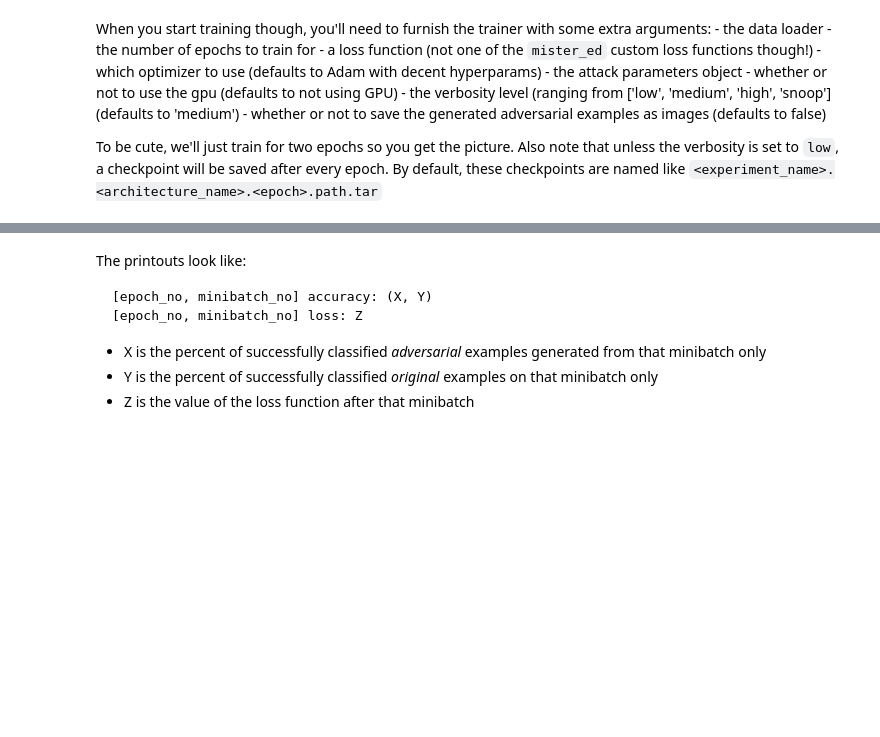
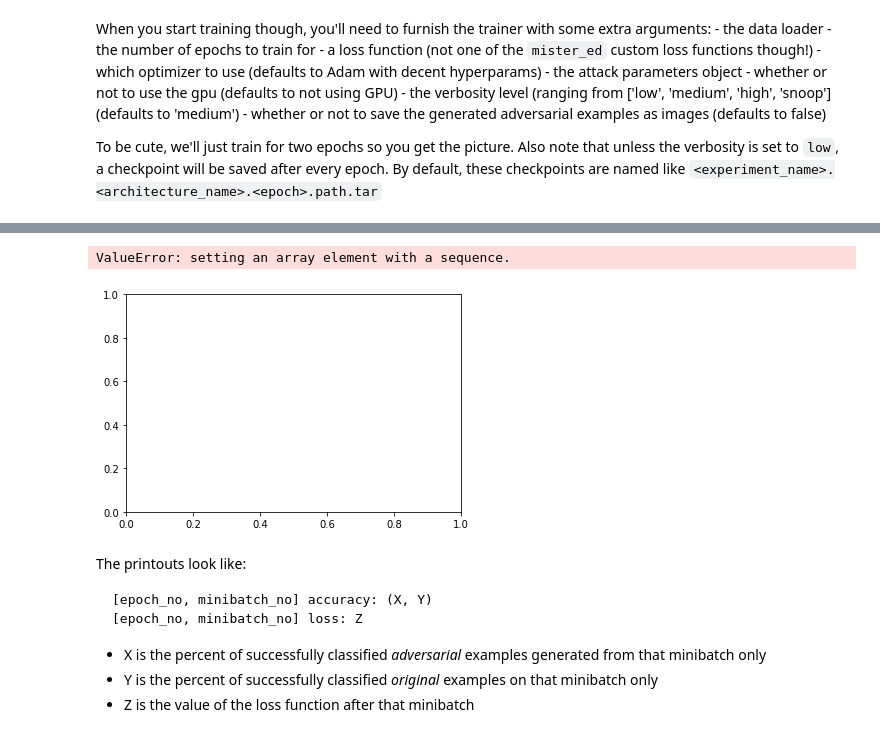
Before and after one commit to revbucket/mister_ed, a Jupyter notebook: notebooks/tutorial_2.ipynb, the cells around one changed output, grey strips where cells are left out. Cells and saved outputs as stored; diff of their text form; code cells hidden in the pictures; blank space fills up the shorter version.

````diff
--- a/notebooks/tutorial_2.ipynb
+++ b/notebooks/tutorial_2.ipynb
@@ -82,6 +84,6 @@ When you start training though, you'll need to furnish the trainer with some ext
 To be cute, we'll just train for two epochs so you get the picture. Also note that unless the verbosity is set to `low`, a checkpoint will be saved after every epoch. By default, these checkpoints are named like `<experiment_name>.<architecture_name>.<epoch>.path.tar`
 # %%
 train_loss = nn.CrossEntropyLoss() # just use standard XEntropy to train
-training_obj.train(cifar_trainset, 2, train_loss,
-                   attack_parameters=attack_params,
-                   verbosity='snoop')
+training_logger = training_obj.train(cifar_trainset, 2, train_loss,
+                                     attack_parameters=attack_params,
+                                     verbosity='snoop', loglevel='snoop')
@@ -88,3 +108,9 @@ training_obj.train(cifar_trainset, 2, train_loss,
+# %%
+import matplotlib.pyplot as plt
+training_logger.linearize_series('training_loss', return_keys=True))
+# %% [output]
+ValueError: setting an array element with a sequence.
+[figure, added]
 # %% [markdown]
 The printouts look like:
 ```
````
Also changed, not shown: parts of 2 cells of this notebook, 2 other files.
